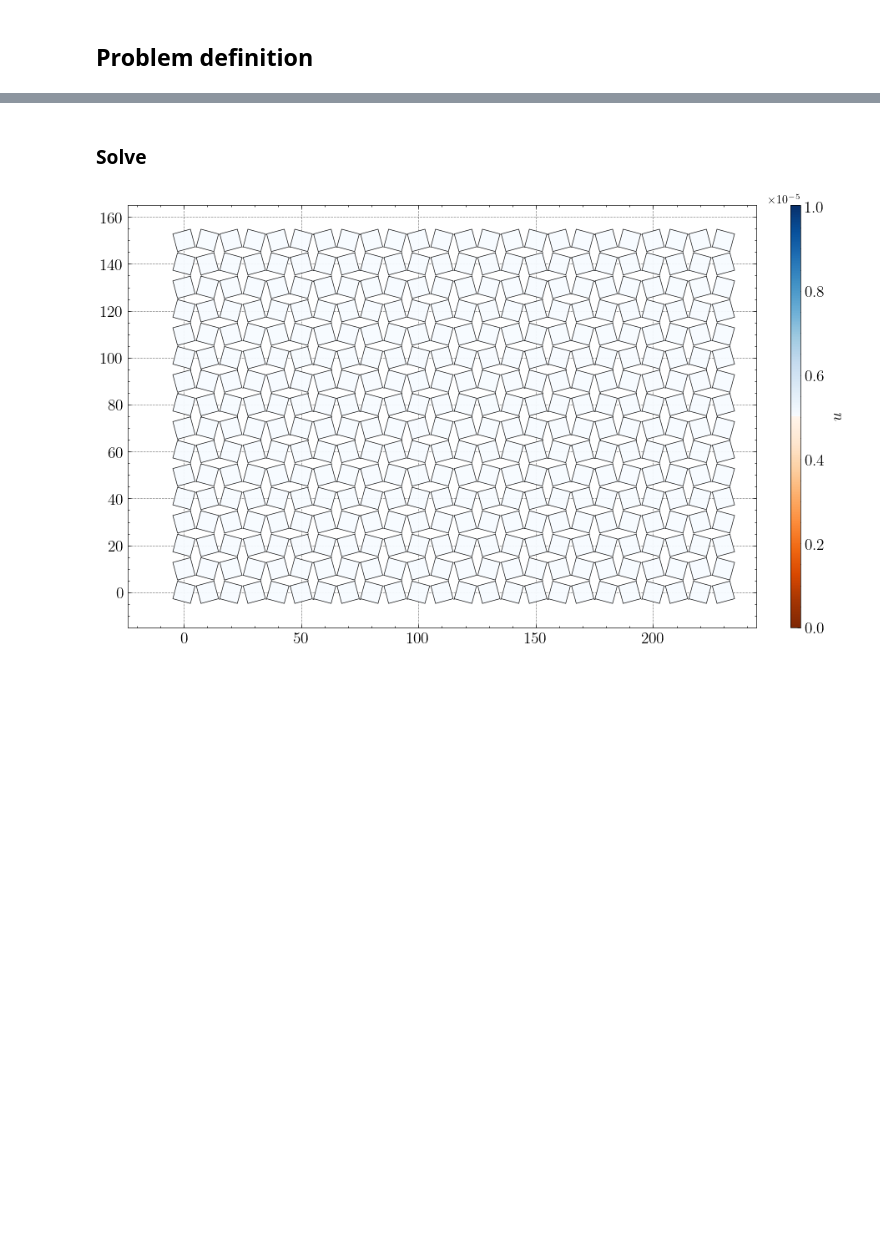
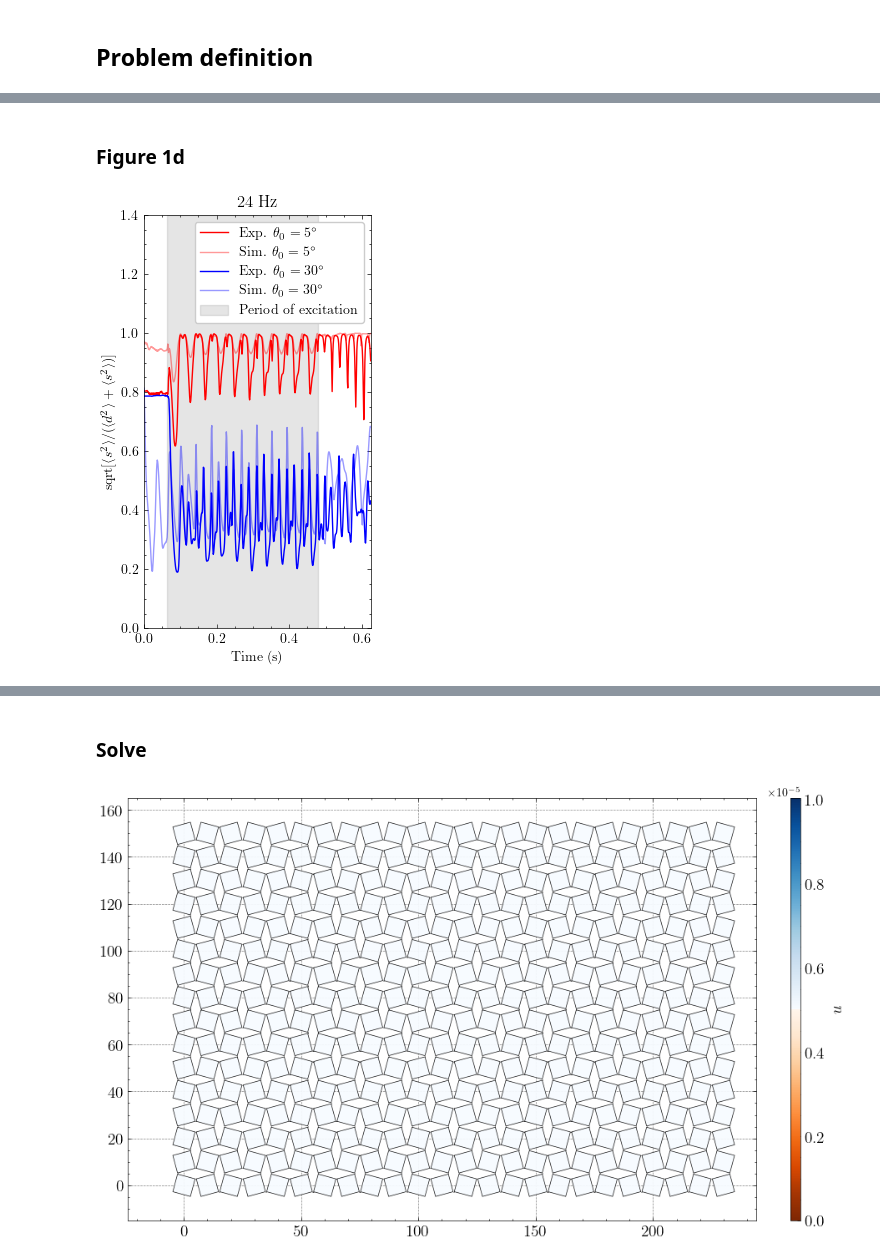
Before and after one commit to bertoldi-collab/dynamic-conformal-metamaterials, a Jupyter notebook: notebooks/nonlinear_notebooks/dynamics_of_conformal_metamaterials.ipynb, the cells around one changed output, grey strips where cells are left out. Cells and saved outputs as stored; diff of their text form; code cells hidden in the pictures; blank space fills up the shorter version.

Commit message:
finalized nonlinear notebook

```diff
--- a/notebooks/nonlinear_notebooks/dynamics_of_conformal_metamaterials.ipynb
+++ b/notebooks/nonlinear_notebooks/dynamics_of_conformal_metamaterials.ipynb
@@ -1070,0 +1099,75 @@ if True:
+# %% [markdown]
+### Figure 1d
+# %%
+excitation_freq = 24
+
+# Load simuluation data
+load_path = f'../../data/nonlinear_data/internal_damping/k_stretch_20.59_k_shear_0.83_k_rot_1.68/exp_harmonic_input/{excitation_freq:.0f}Hz'
+timepoints, _, _ = load_solution_datas(load_path, 30)
+# Load simulation dilation and shear data
+load_path = f'../../data/nonlinear_data/internal_damping/k_stretch_20.59_k_shear_0.83_k_rot_1.68/exp_harmonic_input/{excitation_freq:.0f}Hz'
+ds_dict5 = load_dict_data(load_path, 5)
+ds_dict30 = load_dict_data(load_path, 30)
+# Load experimental dilation and shear data
+load_path = f'../../data/nonlinear_data/exp/{excitation_freq:.0f}Hz/one_block_UC/'
+exp_ds_dict5 = load_dict_data(load_path, 5)
+exp_ds_dict30 = load_dict_data(load_path, 30)
+
+
+########  ANALYZE SIMULATED DATA  ########
+# Get quantities out from dictionaries
+d5 = jnp.sqrt(ds_dict5['d']**2)
+s_sq5 = ds_dict5['s_sq']
+d30 = jnp.sqrt(ds_dict30['d']**2)
+s_sq30 = ds_dict30['s_sq']
+##### average the dilation and shear values #####
+d5_sq_avg = jnp.mean(d5**2, axis=1) # (n_timepoints,)
+d30_sq_avg = jnp.mean(d30**2, axis=1) # (n_timepoints,)
+s_sq5_avg = jnp.mean(s_sq5, axis=1) # (n_timepoints,)
+s_sq30_avg = jnp.mean(s_sq30, axis=1) # (n_timepoints,)
+##### d^2 / (d^2 + s^2) #####
+dds_ratio_temp5 = jnp.sqrt(s_sq5_avg / (d5_sq_avg + s_sq5_avg)) # (n_timepoints,)
+dds_ratio_temp30 = jnp.sqrt(s_sq30_avg / (d30_sq_avg + s_sq30_avg)) # (n_timepoints,)
+
+
+########  ANALYZE EXPERIMENTAL DATA  ########
+# Get quantities out from dictionaries
+exp_d5 = jnp.sqrt(exp_ds_dict5['d']**2)
+exp_s_sq5 = exp_ds_dict5['s_sq']
+exp_d30 = jnp.sqrt(exp_ds_dict30['d']**2)
+exp_s_sq30 = exp_ds_dict30['s_sq']
+##### average the dilation and shear values #####
+exp_d5_sq_avg = jnp.mean(exp_d5**2, axis=1) # (n_timepoints,)
+exp_d30_sq_avg = jnp.mean(exp_d30**2, axis=1) # (n_timepoints,)
+exp_s_sq5_avg = jnp.mean(exp_s_sq5, axis=1) # (n_timepoints,)
+exp_s_sq30_avg = jnp.mean(exp_s_sq30, axis=1) # (n_timepoints,)
+##### d^2 / (d^2 + s^2) #####
+exp_dds_ratio_temp5 = jnp.sqrt(exp_s_sq5_avg / (exp_d5_sq_avg + exp_s_sq5_avg)) # (n_timepoints,)
+exp_dds_ratio_temp30 = jnp.sqrt(exp_s_sq30_avg / (exp_d30_sq_avg + exp_s_sq30_avg)) # (n_timepoints,)
+
+
+# Plotting information
+n_cycles = 10
+end_frame = int((n_cycles/excitation_freq)*1000)
+frames_to_analyze = jnp.array([65, end_frame+64])
+last_ten_cycles_frames = jnp.array([frames_to_analyze[0], end_frame+64])
+end_time = (1.5*n_cycles/excitation_freq)
+if end_time > timepoints[-1]:
+    end_time = timepoints[-1]
+
+plt.figure(figsize=[3,5])
+plt.plot(timepoints[:int(end_time*1000)], exp_dds_ratio_temp5[:int(end_time*1000)], color='r', label='Exp. $\\theta_0 = 5^{\circ}$')
+plt.plot(timepoints[:int(end_time*1000)], dds_ratio_temp5[:int(end_time*1000)], color='r', alpha=0.4, label='Sim. $\\theta_0 = 5^{\circ}$')
+plt.plot(timepoints[:int(end_time*1000)], exp_dds_ratio_temp30[:int(end_time*1000)], color='b', label='Exp. $\\theta_0 = 30^{\circ}$')
+plt.plot(timepoints[:int(end_time*1000)], dds_ratio_temp30[:int(end_time*1000)], color='b', alpha=0.4, label='Sim. $\\theta_0 = 30^{\circ}$')
+plt.axvspan(timepoints[frames_to_analyze[0]], timepoints[frames_to_analyze[1]], color='gray', alpha=0.2, label='Period of excitation')
+plt.xlim([0, end_time])
+plt.ylim([0, 1.4])
+plt.xlabel('Time (s)')
+plt.ylabel('sqrt[$ \langle s^2 \\rangle / (\langle d^2 \\rangle + \langle s^2 \\rangle)$]')
+plt.title(f'{excitation_freq} Hz')
+plt.legend()
+plt.grid(False)
+plt.tight_layout()
+# %% [output]
+[figure, added]
```
Also changed, not shown: parts of 26 cells of this notebook.
